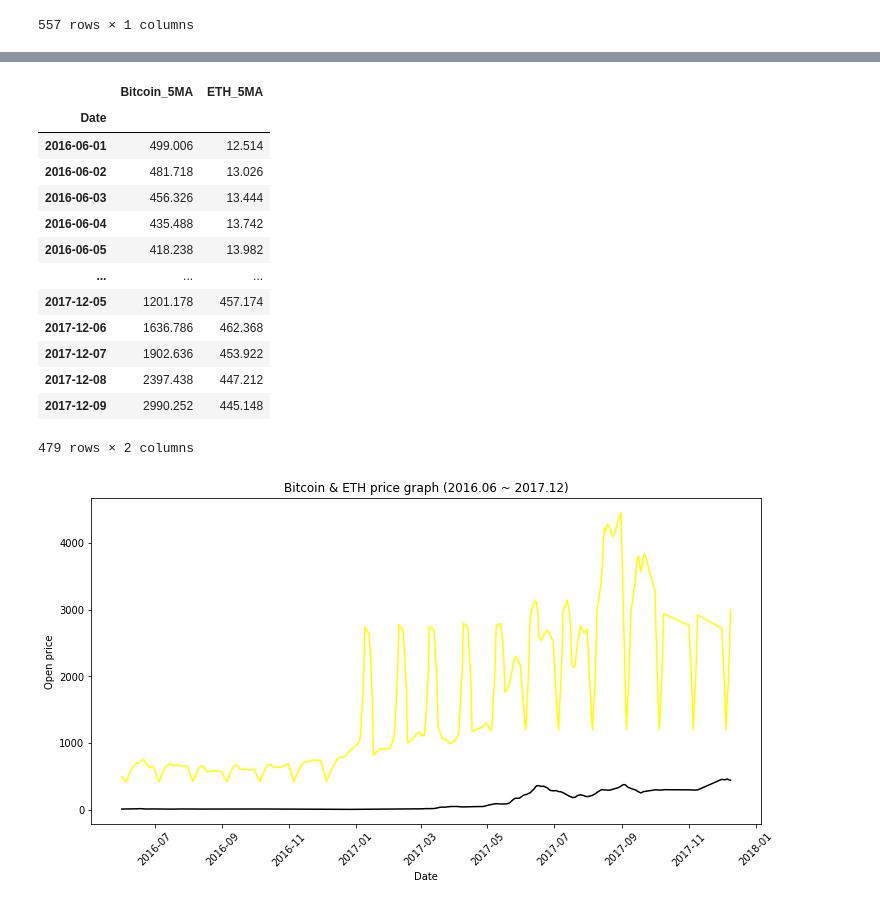
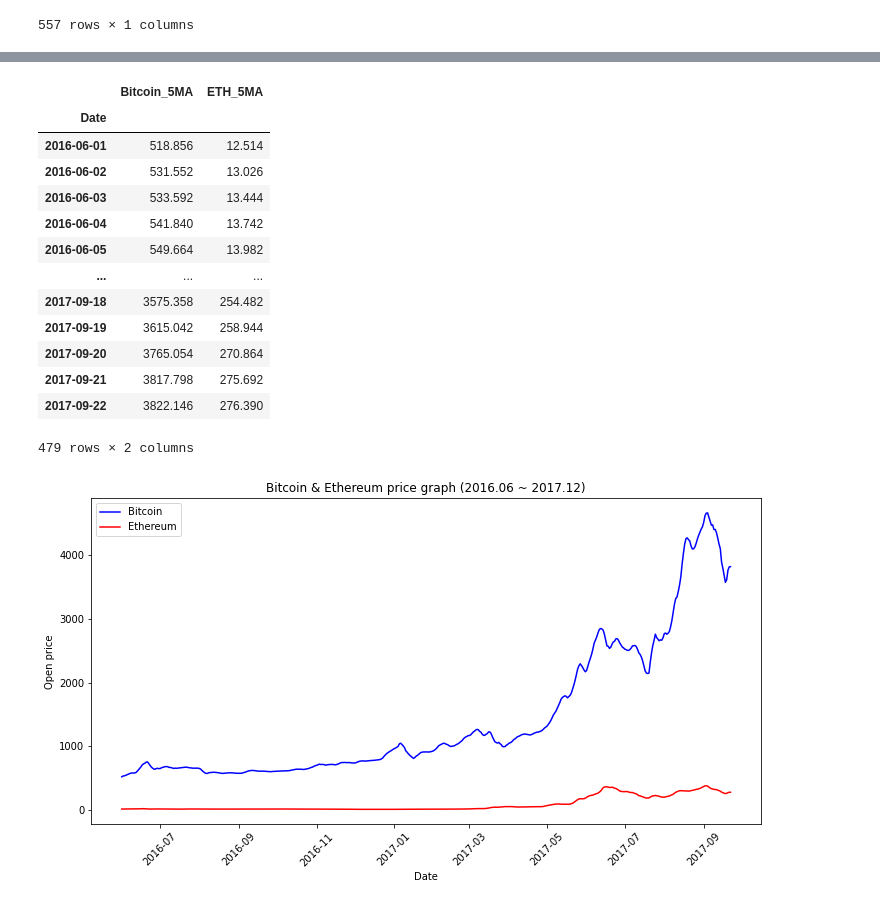
Before and after one commit to Paul-scpark/AI-dev-course, a Jupyter notebook: 3주차/05_1_Weekly_Mission.ipynb, the cells around one changed output, grey strips where cells are left out. Drawn from its saved outputs; the diff is of its cells as text; code cells hidden in the pictures.

Commit message:
Modified bitcoin visualization graph

```diff
--- a/3주차/05_1_Weekly_Mission.ipynb
+++ b/3주차/05_1_Weekly_Mission.ipynb
@@ -117,0 +101,8 @@ bitcoin_df.head(3)
+# %%
+# 비트코인 데이터 불러오기
+bitcoin_df = pd.read_csv('/Users/paul/Desktop/BitCoin.csv', index_col=0)
+bitcoin_df['Date'] = bitcoin_df['Date'].astype('datetime64')
+bitcoin_df = bitcoin_df.loc[list(reversed(bitcoin_df.index)), ].reset_index(drop=True)
+
+print(bitcoin_df.shape)
+bitcoin_df.head(20)
@@ -117,0 +132,12 @@ bitcoin_df.head(3)
+# %%
+start_date = pd.to_datetime(bitcoin_df.head(1)['Date'].values[0])
+end_date = pd.to_datetime(bitcoin_df.tail(1)['Date'].values[0])
+dates = pd.date_range(start_date, end_date, freq='D') # 일 단위
+print(len(dates)) # 기존 데이터프레임의 행의 개수와 동일
+
+bitcoin_df['Date'] = dates
+bitcoin_df.sort_values('Date', inplace=True)
+bitcoin_df.set_index('Date', inplace=True)
+
+print(bitcoin_df.shape)
+bitcoin_df.head(20) # 데이터가 정상으로 나온 것 확인!
@@ -216,9 +263,6 @@ plt.show()
 # %%
 # 비트코인과 이더리움 합치기
-total_df = pd.merge(bitcoin_5MA_df,
-                    ETH_5MA_df,
-                    left_on=bitcoin_5MA_df.index,
-                    right_on=ETH_5MA_df.index)
+total_df = pd.merge(bitcoin_5MA_df, ETH_5MA_df, left_on=bitcoin_5MA_df.index, right_on=ETH_5MA_df.index)
 
 total_df.columns = ['Date', 'Bitcoin_5MA', 'ETH_5MA']
 total_df.set_index('Date', inplace=True)
@@ -226,26 +270,26 @@ total_df
 # %% [output]
 |  | Bitcoin_5MA | ETH_5MA |
 | Date |  |  |
-| 2016-06-01 | 499.006 | 12.514 |
-| 2016-06-02 | 481.718 | 13.026 |
-| 2016-06-03 | 456.326 | 13.444 |
-| 2016-06-04 | 435.488 | 13.742 |
-| 2016-06-05 | 418.238 | 13.982 |
+| 2016-06-01 | 518.856 | 12.514 |
+| 2016-06-02 | 531.552 | 13.026 |
+| 2016-06-03 | 533.592 | 13.444 |
+| 2016-06-04 | 541.840 | 13.742 |
+| 2016-06-05 | 549.664 | 13.982 |
 | ... | ... | ... |
-| 2017-12-05 | 1201.178 | 457.174 |
-| 2017-12-06 | 1636.786 | 462.368 |
-| 2017-12-07 | 1902.636 | 453.922 |
-| 2017-12-08 | 2397.438 | 447.212 |
-| 2017-12-09 | 2990.252 | 445.148 |
+| 2017-09-18 | 3575.358 | 254.482 |
+| 2017-09-19 | 3615.042 | 258.944 |
+| 2017-09-20 | 3765.054 | 270.864 |
+| 2017-09-21 | 3817.798 | 275.692 |
+| 2017-09-22 | 3822.146 | 276.390 |
 479 rows × 2 columns
 # %%
-# 비트코인과 이더리움 시각화
+# 비트코인과 이더리움 시각화1 - 비트코인과 이더리움을 하나의 y축 기준으로 그린 경우
 plt.figure(figsize=(12, 6))
-sns.lineplot(data=total_df, x=total_df.index, y="Bitcoin_5MA", color='yellow')
-sns.lineplot(data=total_df, x=total_df.index, y="ETH_5MA", color='black')
-plt.title("Bitcoin & ETH price graph (2016.06 ~ 2017.12)")
-plt.xlabel('Date') ; plt.ylabel('Open price')
+sns.lineplot(data=total_df, x=total_df.index, y="Bitcoin_5MA", color='blue', label='Bitcoin')
+sns.lineplot(data=total_df, x=total_df.index, y="ETH_5MA", color='red', label='Ethereum')
+plt.title("Bitcoin & Ethereum price graph (2016.06 ~ 2017.12)")
+plt.xlabel('Date') ; plt.ylabel('Open price') ; plt.legend()
 plt.xticks(rotation=45)
 plt.show()
 # %% [output]
-[figure, old version]
+[figure, new version]
```
Also changed, not shown: parts of 9 cells of this notebook.
